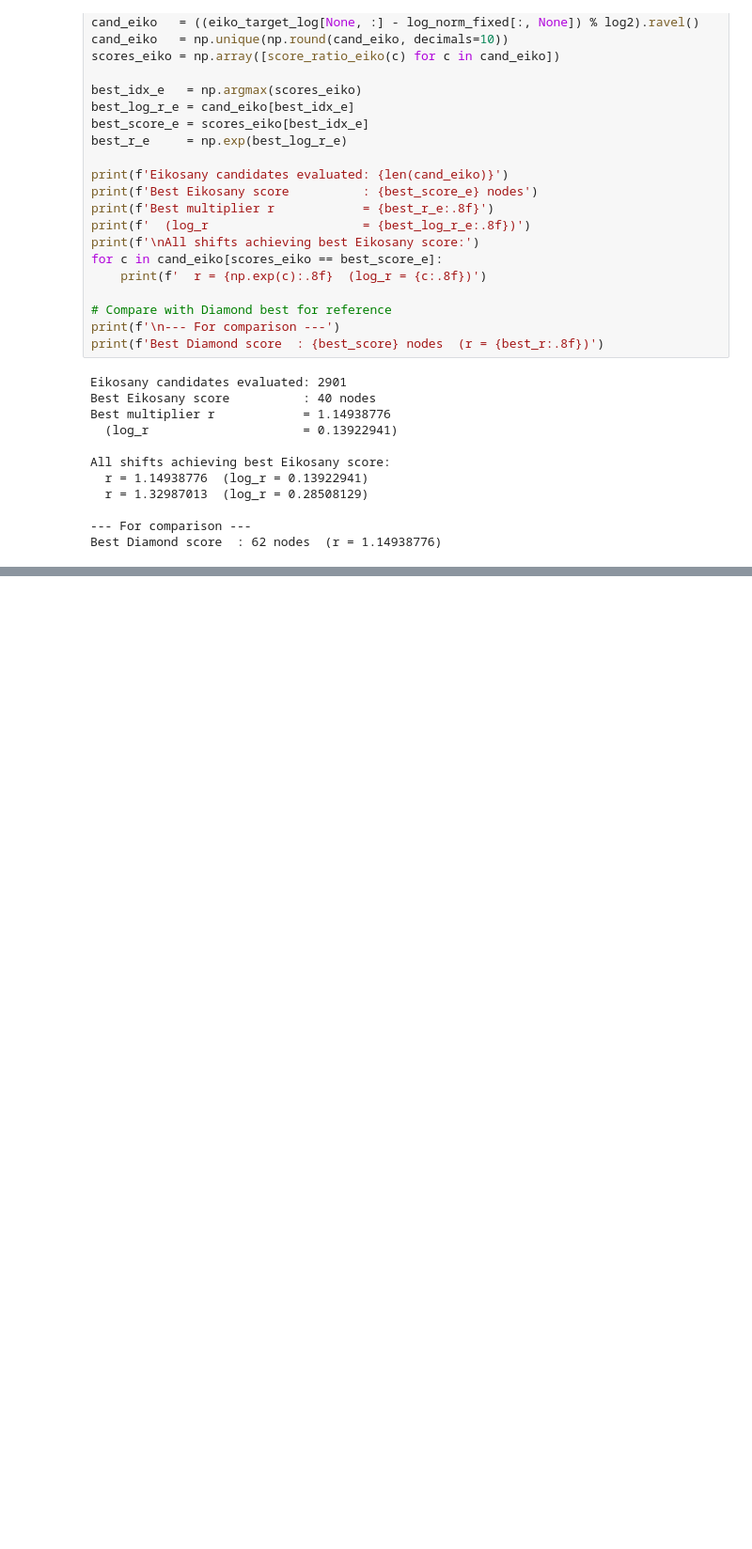
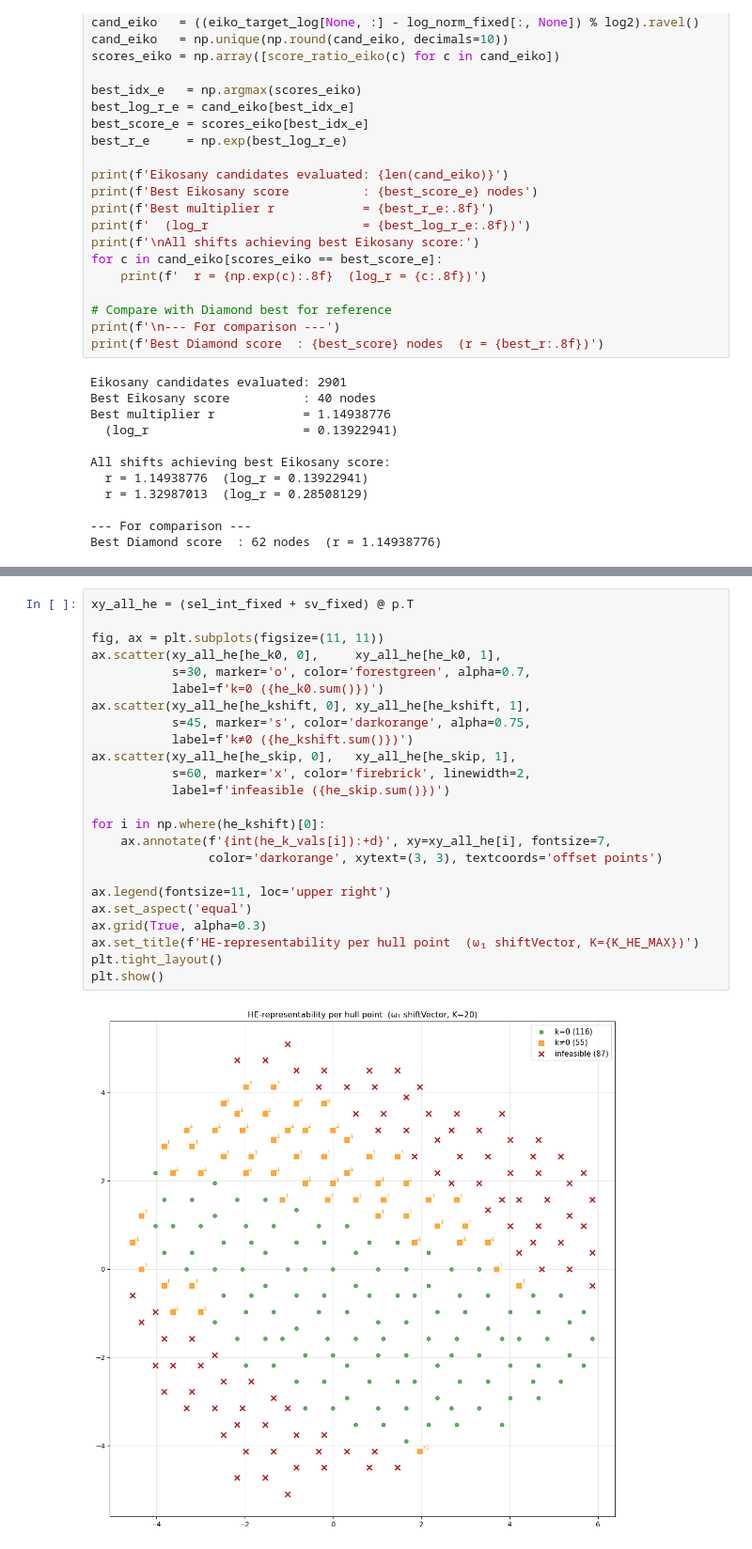
Before and after one commit to armandjbeaudoin/JI_tiling, a Jupyter notebook: notebooks/combined_optimization.ipynb, the cells around one changed output, grey strips where cells are left out. Shown at 94% size. Cells and saved outputs as stored; diff of their text form; blank space fills up the shorter version.

```diff
--- a/notebooks/combined_optimization.ipynb
+++ b/notebooks/combined_optimization.ipynb
@@ -418,0 +666,26 @@ Best Diamond score  : 62 nodes  (r = 1.14938776)
+# %%
+xy_all_he = (sel_int_fixed + sv_fixed) @ p.T
+
+fig, ax = plt.subplots(figsize=(11, 11))
+ax.scatter(xy_all_he[he_k0, 0],     xy_all_he[he_k0, 1],
+           s=30, marker='o', color='forestgreen', alpha=0.7,
+           label=f'k=0 ({he_k0.sum()})')
+ax.scatter(xy_all_he[he_kshift, 0], xy_all_he[he_kshift, 1],
+           s=45, marker='s', color='darkorange', alpha=0.75,
+           label=f'k≠0 ({he_kshift.sum()})')
+ax.scatter(xy_all_he[he_skip, 0],   xy_all_he[he_skip, 1],
+           s=60, marker='x', color='firebrick', linewidth=2,
+           label=f'infeasible ({he_skip.sum()})')
+
+for i in np.where(he_kshift)[0]:
+    ax.annotate(f'{int(he_k_vals[i]):+d}', xy=xy_all_he[i], fontsize=7,
+                color='darkorange', xytext=(3, 3), textcoords='offset points')
+
+ax.legend(fontsize=11, loc='upper right')
+ax.set_aspect('equal')
+ax.grid(True, alpha=0.3)
+ax.set_title(f'HE-representability per hull point  (ω₁ shiftVector, K={K_HE_MAX})')
+plt.tight_layout()
+plt.show()
+# %% [output]
+[figure, added]
```
Also changed, not shown: parts of 20 cells of this notebook, 10 other files.
